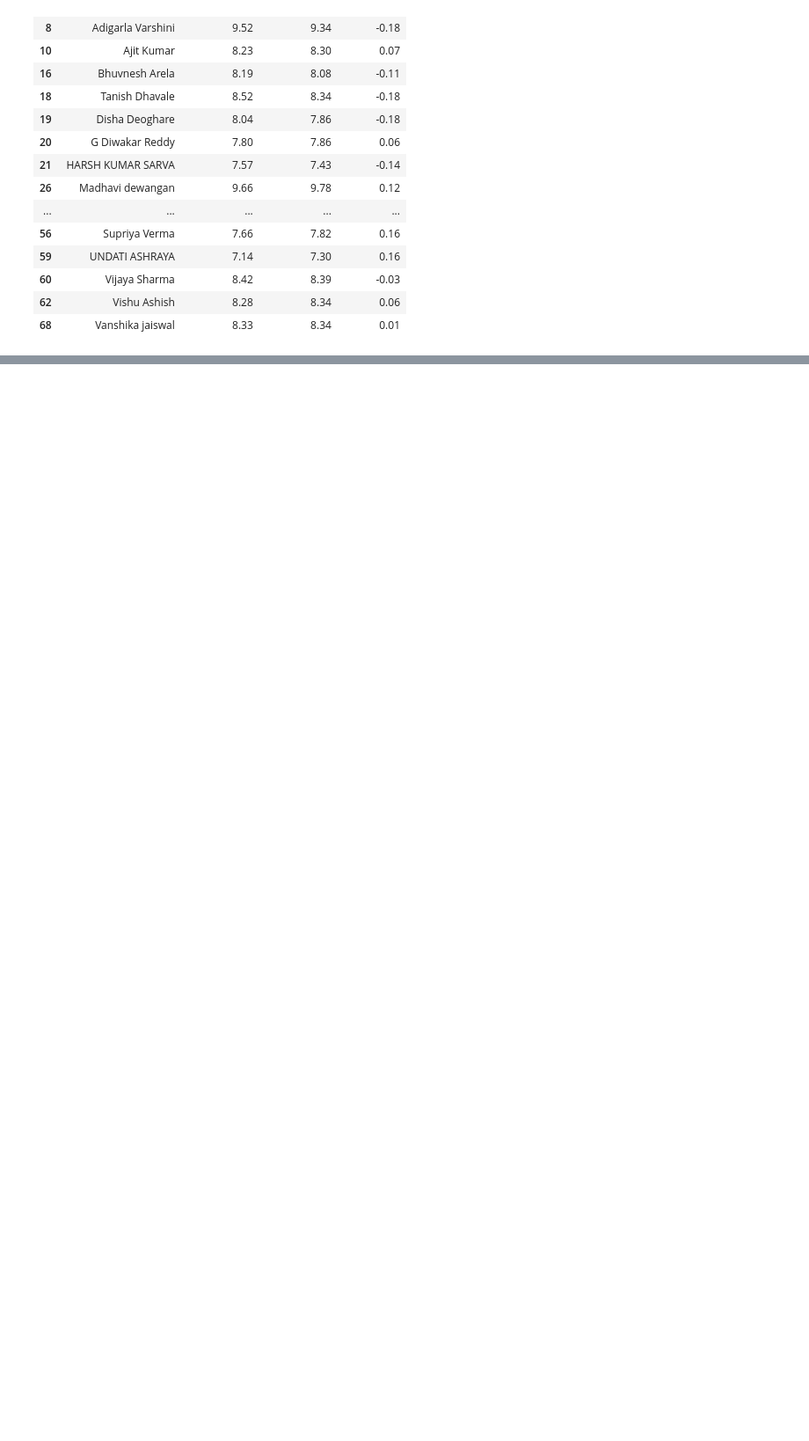
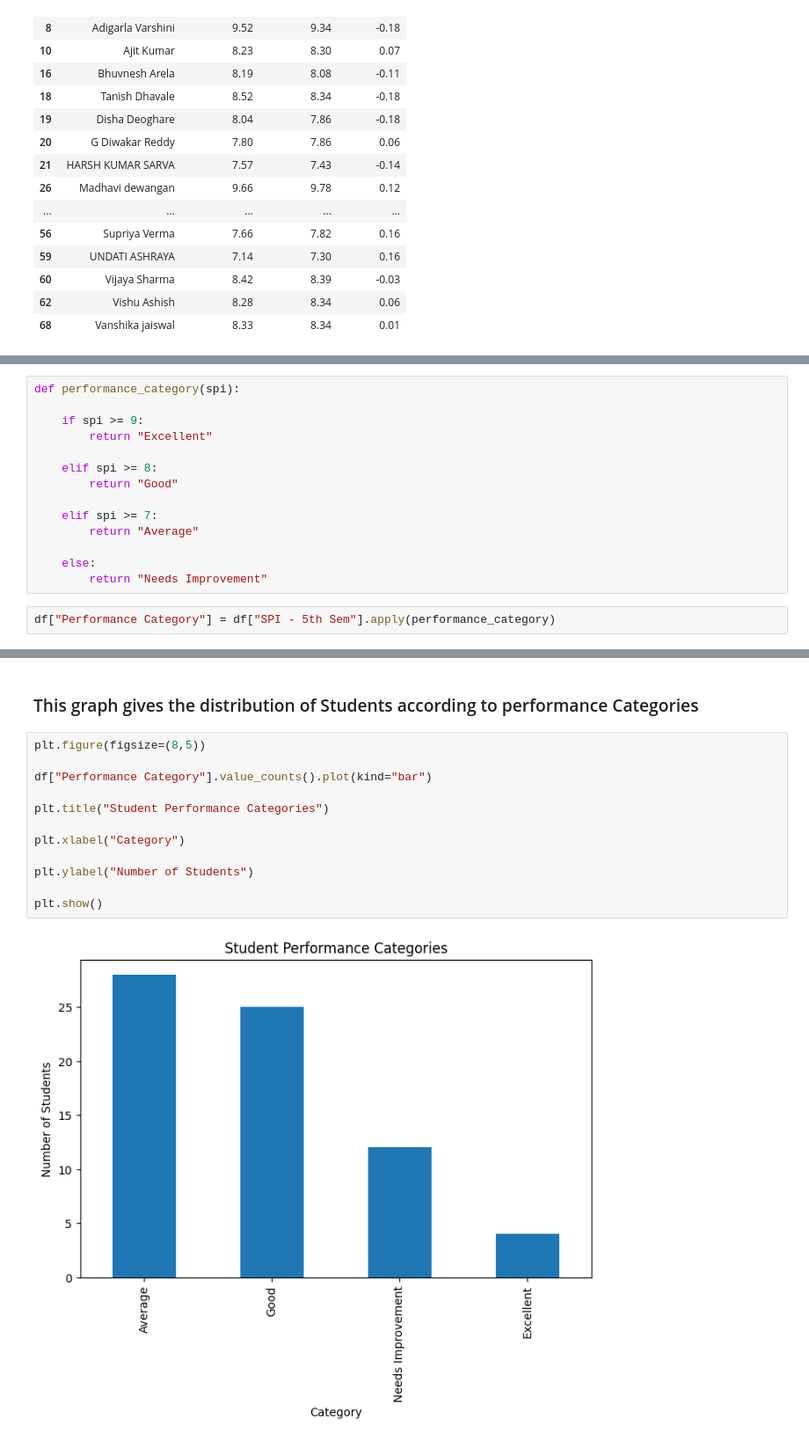
Before and after one commit to niya005/Class-Result-Analysis, a Jupyter notebook: class_result_analysis.ipynb, the cells around one changed output, grey strips where cells are left out. Shown at 88% size. Saved outputs shown, nothing was run; the diff lists cells and outputs as text; blank space fills up the shorter version.

Commit message:
Performance Catergorization

```diff
--- a/class_result_analysis.ipynb
+++ b/class_result_analysis.ipynb
@@ -303,0 +306,16 @@ df[abs(df["SPI Change"]) < 0.2][["STUDENT NAME", "SPI - 5th Sem", "SPI - 6th Sem
+# %%
+def performance_category(spi):
+
+    if spi >= 9:
+        return "Excellent"
+
+    elif spi >= 8:
+        return "Good"
+
+    elif spi >= 7:
+        return "Average"
+
+    else:
+        return "Needs Improvement"
+# %%
+df["Performance Category"] = df["SPI - 5th Sem"].apply(performance_category)
@@ -303,0 +345,16 @@ df[abs(df["SPI Change"]) < 0.2][["STUDENT NAME", "SPI - 5th Sem", "SPI - 6th Sem
+# %% [markdown]
+### This graph gives the distribution of Students according to performance Categories
+# %%
+plt.figure(figsize=(8,5))
+
+df["Performance Category"].value_counts().plot(kind="bar")
+
+plt.title("Student Performance Categories")
+
+plt.xlabel("Category")
+
+plt.ylabel("Number of Students")
+
+plt.show()
+# %% [output]
+[figure, added]
```
Also changed, not shown: parts of 4 cells of this notebook.
